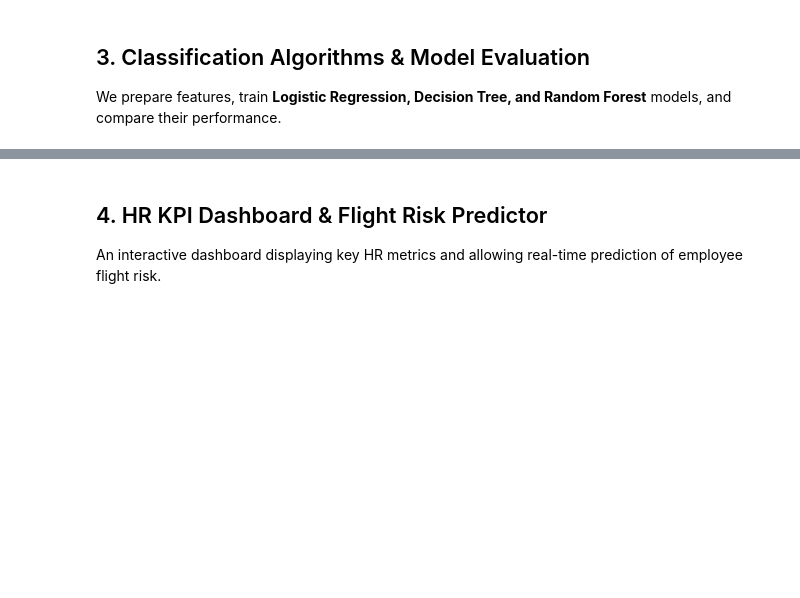
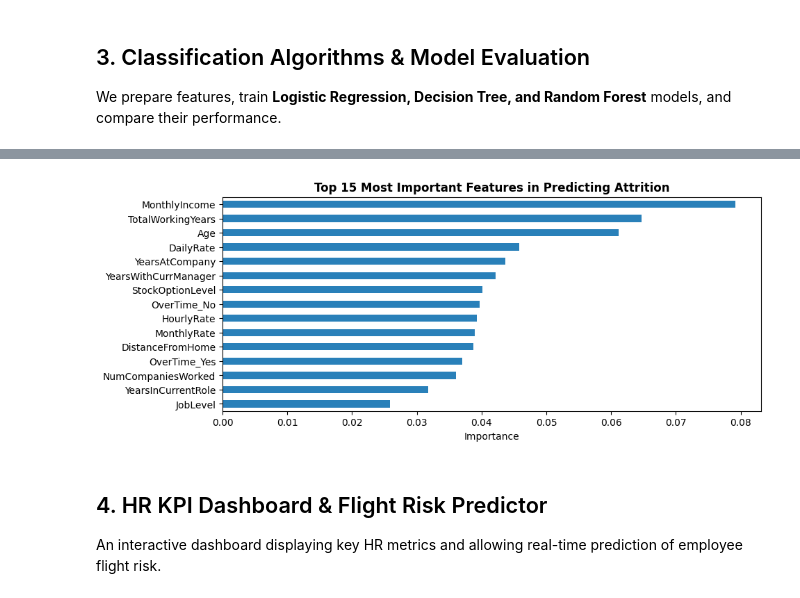
Before and after one commit to ifchandesh/employee_attrition_analysis, a Jupyter notebook: employee_attrition_analysis.ipynb, the cells around one changed output, grey strips where cells are left out. Cells and saved outputs as stored; diff of their text form; code cells hidden in the pictures; blank space fills up the shorter version.

```diff
--- a/employee_attrition_analysis.ipynb
+++ b/employee_attrition_analysis.ipynb
@@ -144,16 +160,18 @@ display(results_df)
 # %%
 # Top Feature Importances from Random Forest
 rf_model = trained_pipes['Random Forest'].named_steps['classifier']
 encoded_cat_names = trained_pipes['Random Forest'].named_steps['preprocessor'].named_transformers_['cat'].get_feature_names_out(cat_cols)
 all_features = num_cols + list(encoded_cat_names)
 
-feat_imp = pd.Series(rf_model.feature_importances_, index=all_features).sort_values(ascending=False).head(10)
+feat_imp = pd.Series(rf_model.feature_importances_, index=all_features).sort_values(ascending=False).head(15)
 
 plt.figure(figsize=(10, 4))
 feat_imp.sort_values().plot(kind='barh', color='#2980b9')
-plt.title("Top 10 Most Important Features in Predicting Attrition", fontweight='bold')
+plt.title("Top 15 Most Important Features in Predicting Attrition", fontweight='bold')
 plt.xlabel("Importance")
 plt.show()
+# %% [output]
+[figure, added]
 # %% [markdown]
 ## 4. HR KPI Dashboard & Flight Risk Predictor
 An interactive dashboard displaying key HR metrics and allowing real-time prediction of employee flight risk.
```
Also changed, not shown: parts of 4 cells of this notebook.
